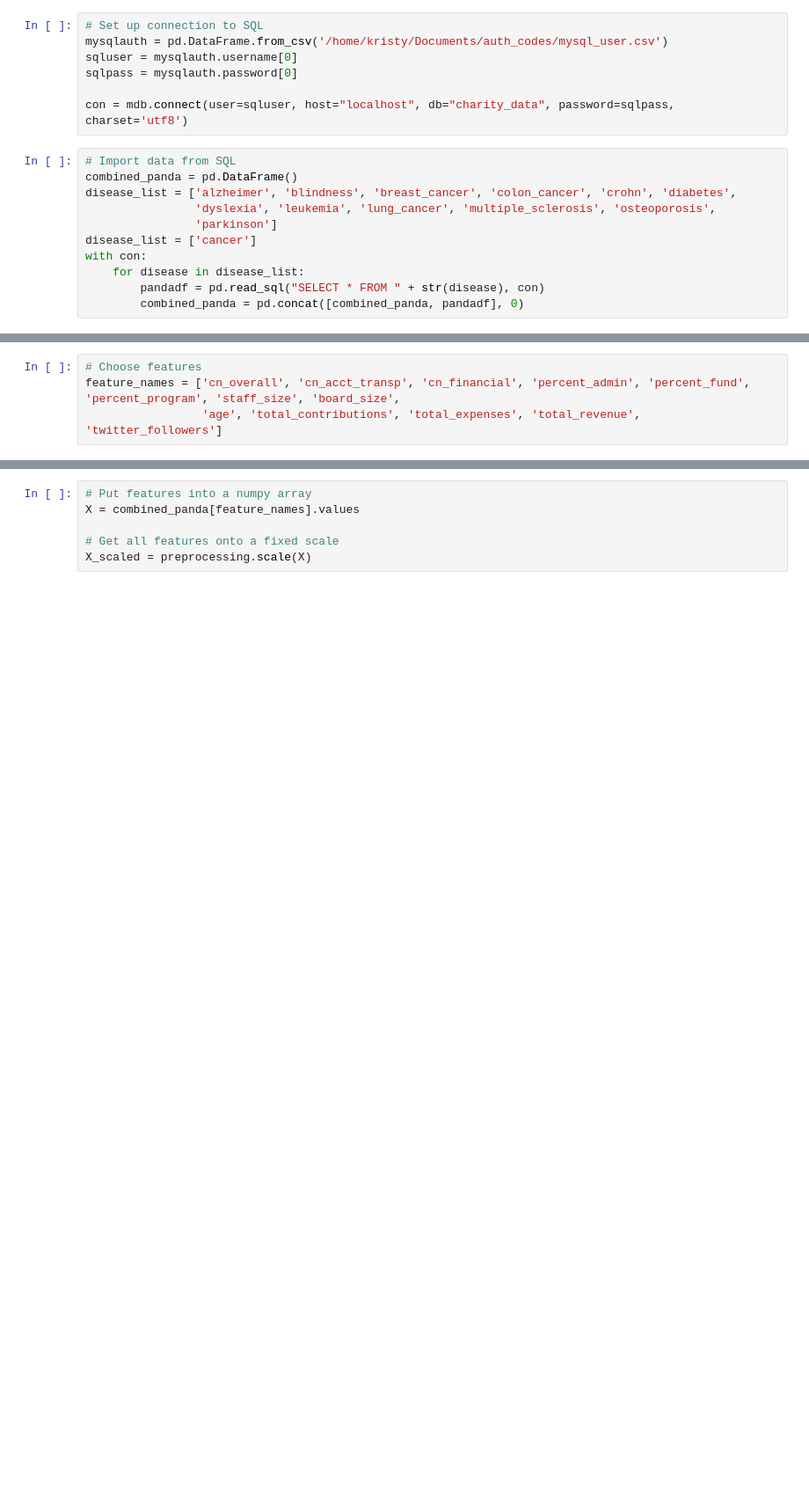
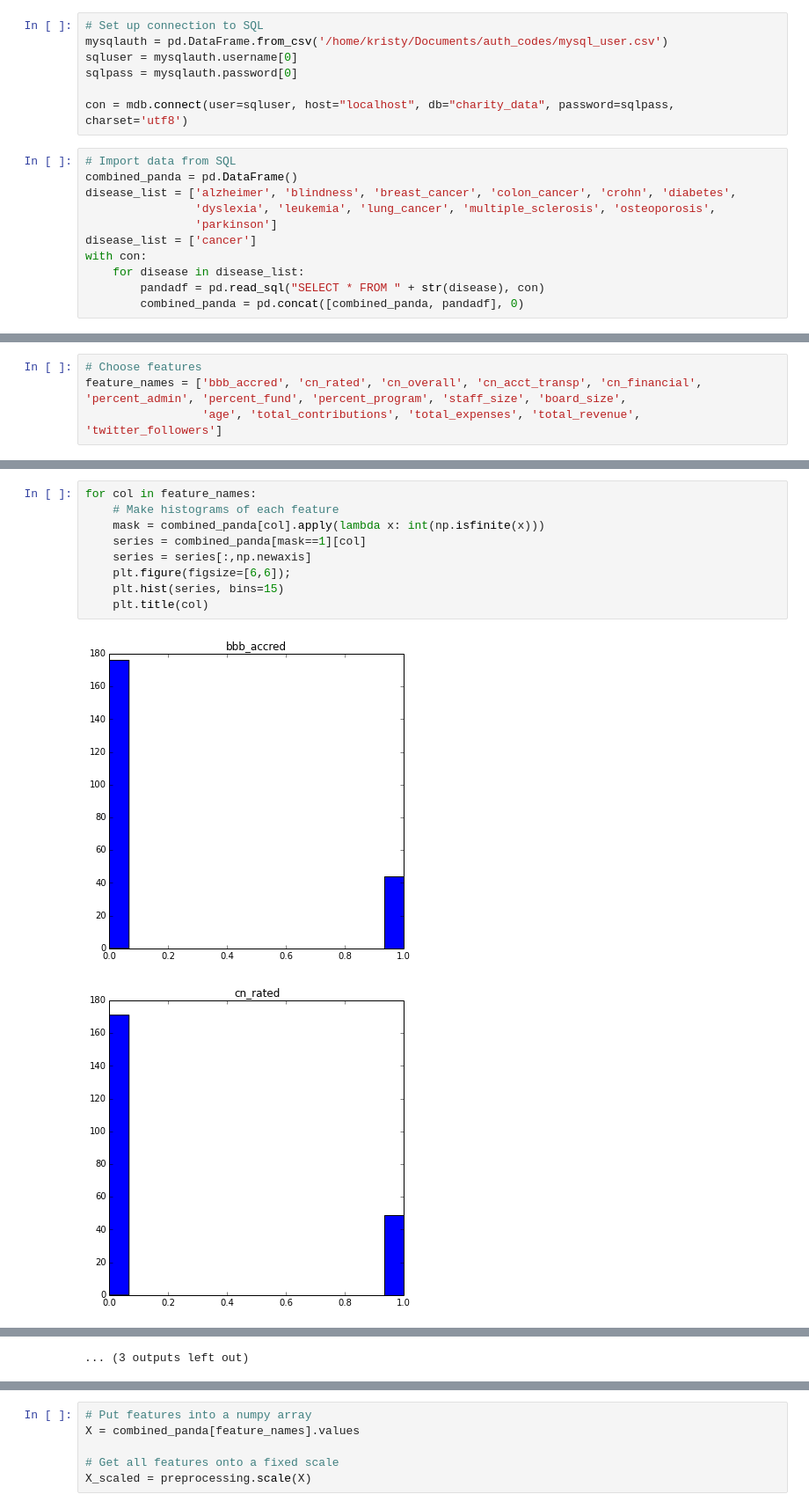
Before and after one commit to kdsimmons/InsightProject, a Jupyter notebook: make_graphs.ipynb, the cells around one changed output, grey strips where cells are left out. Shown at 88% size. Drawn from its saved outputs; the diff is of its cells as text; blank space fills up the shorter version.

```diff
--- a/make_graphs.ipynb
+++ b/make_graphs.ipynb
@@ -82,5 +48,5 @@ state                   object
 dtype: object
 # %%
 # Choose features
-feature_names = ['cn_overall', 'cn_acct_transp', 'cn_financial', 'percent_admin', 'percent_fund', 'percent_program', 'staff_size', 'board_size',
+feature_names = ['bbb_accred', 'cn_rated', 'cn_overall', 'cn_acct_transp', 'cn_financial', 'percent_admin', 'percent_fund', 'percent_program', 'staff_size', 'board_size',
                  'age', 'total_contributions', 'total_expenses', 'total_revenue', 'twitter_followers']
@@ -86,0 +73,12 @@ feature_names = ['cn_overall', 'cn_acct_transp', 'cn_financial', 'percent_admin'
+# %%
+for col in feature_names:
+    # Make histograms of each feature
+    mask = combined_panda[col].apply(lambda x: int(np.isfinite(x)))
+    series = combined_panda[mask==1][col]
+    series = series[:,np.newaxis]
+    plt.figure(figsize=[6,6]);
+    plt.hist(series, bins=15)
+    plt.title(col)
+# %% [output]
+[figure, added]
+[figure, added]
@@ -86,0 +95 @@ feature_names = ['cn_overall', 'cn_acct_transp', 'cn_financial', 'percent_admin'
+... (3 outputs left out)
```
Also changed, not shown: parts of 11 cells of this notebook, 9 other files.
